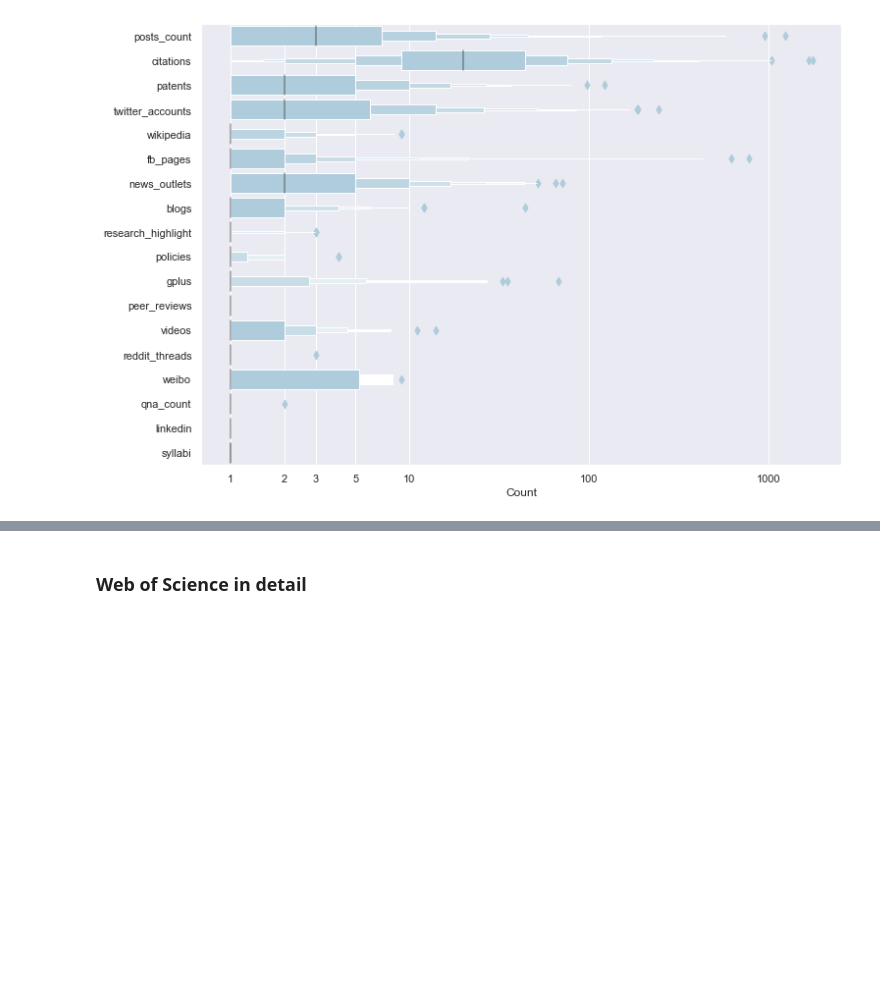
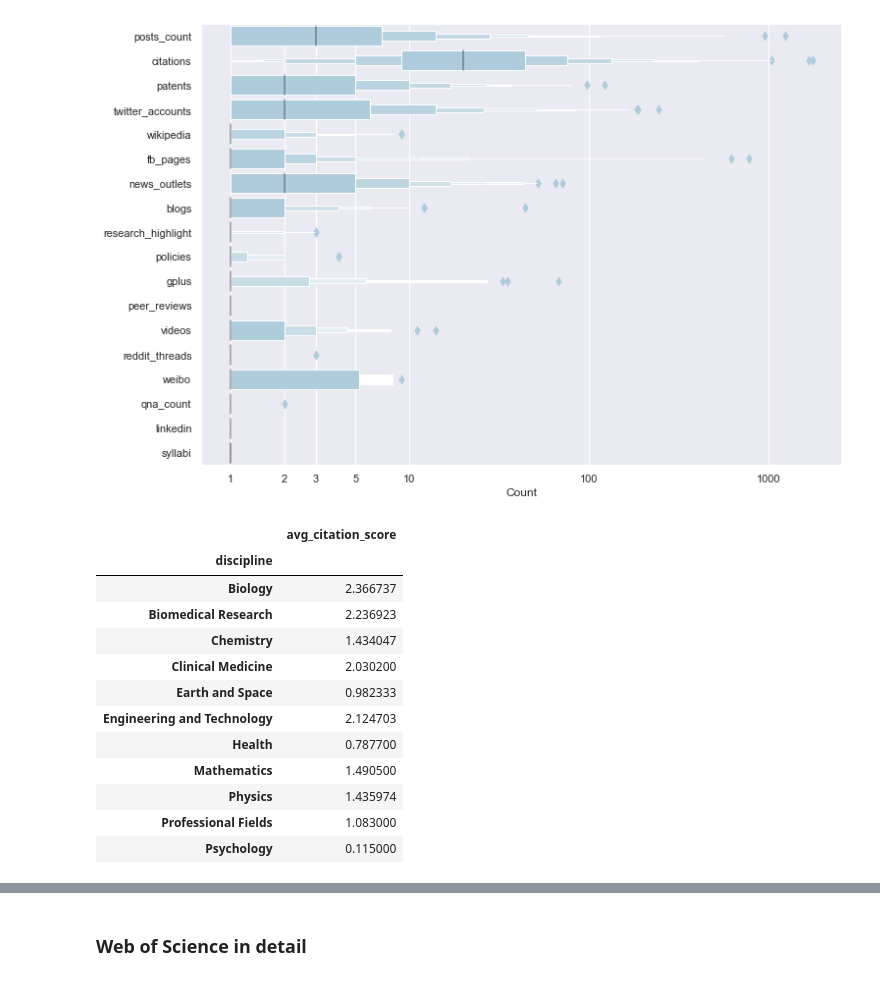
Before and after one commit to ScholCommLab/tracking-grants, a Jupyter notebook: notebooks/reports/interim_report_2.ipynb, the cells around one changed output, grey strips where cells are left out. Drawn from its saved outputs; the diff is of its cells as text; code cells hidden in the pictures; blank space fills up the shorter version.

```diff
--- a/notebooks/reports/interim_report_2.ipynb
+++ b/notebooks/reports/interim_report_2.ipynb
@@ -243,3 +243,19 @@ ticks = [1,2,3,5,10,100,1000]
 plt.xticks(ticks, ticks);
 # %% [output]
 [figure]
+# %%
+wos.groupby("discipline").citation_score.mean().to_frame("avg_citation_score")
+# %% [output]
+|  | avg_citation_score |
+| discipline |  |
+| Biology | 2.366737 |
+| Biomedical Research | 2.236923 |
+| Chemistry | 1.434047 |
+| Clinical Medicine | 2.030200 |
+| Earth and Space | 0.982333 |
+| Engineering and Technology | 2.124703 |
+| Health | 0.787700 |
+| Mathematics | 1.490500 |
+| Physics | 1.435974 |
+| Professional Fields | 1.083000 |
+| Psychology | 0.115000 |
```
Also changed, not shown: parts of 3 cells of this notebook.
